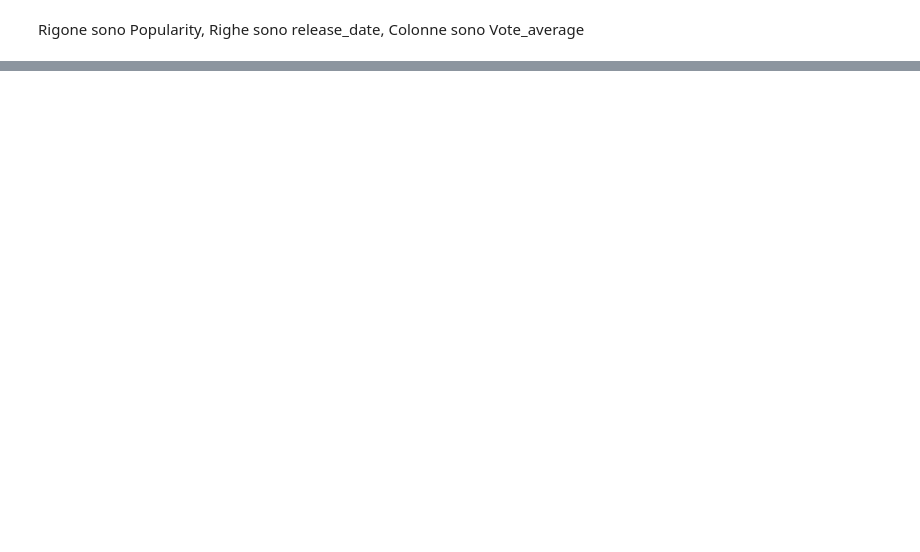
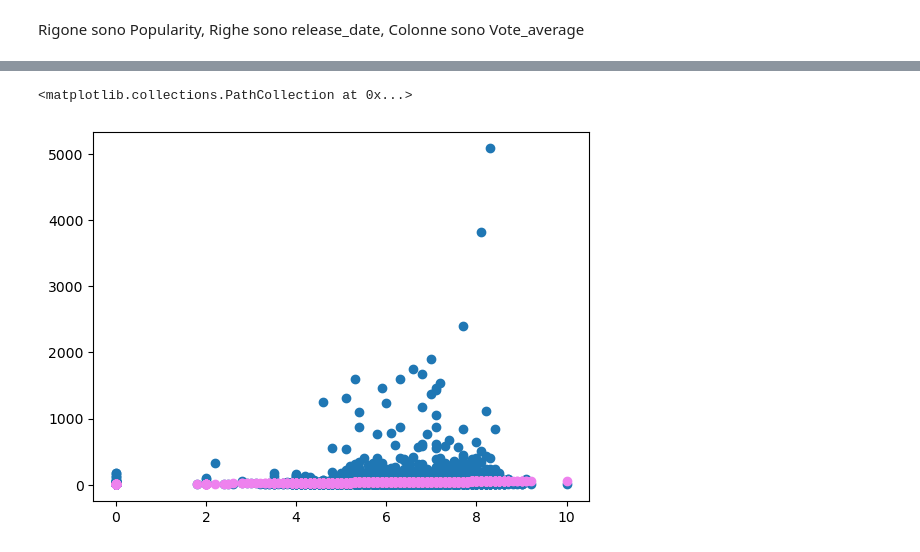
Before and after one commit to giampyhatesyou/Ids, a Jupyter notebook: pr.ipynb, the cells around one changed output, grey strips where cells are left out. Drawn from its saved outputs; the diff is of its cells as text; code cells hidden in the pictures; blank space fills up the shorter version.

```diff
--- a/pr.ipynb
+++ b/pr.ipynb
@@ -314,0 +432,12 @@ Rigone sono Popularity, Righe sono release_date, Colonne sono Vote_average
+# %%
+genre_mapping = {'Action': 1, 'Crime': 2, 'Thriller': 3, 'Animation': 4,
+                 'Horror': 5, 'Science Fiction': 6, 'Fantasy': 7, 'Romance': 8,
+                'Drama': 9, 'Western': 10, 'Family': 11, 'Comedy': 12,
+                 'Adventure': 13, 'Mystery': 14, 'TV Movie': 15,'Documentary': 16,
+                 'War': 17, 'Music': 18,'History': 19}
+
+# Map genre column to numerical values
+dataset['genre_encoded'] = dataset['Genre'].map(genre_mapping)
+
+correlation = dataset[['Popularity','genre_encoded']].corr()
+print(correlation)
@@ -314,0 +453,23 @@ Rigone sono Popularity, Righe sono release_date, Colonne sono Vote_average
+# %%
+from sklearn.model_selection import train_test_split
+
+# Definire le caratteristiche da usare
+features = ['Vote_Average']
+
+# Definire X e y
+X = dataset[features]
+y = dataset['Popularity']
+
+# Dividere il dataset in training e validation
+X_train, X_valid, y_train, y_valid = train_test_split(X, y,test_size=0.2)
+# %%
+from sklearn.linear_model import LinearRegression
+
+regressor = LinearRegression()
+reg = regressor.fit(X_train, y_train)
+y_pred = reg.coef_*X_train + reg.intercept_
+plt.scatter(X_train,y_train)
+plt.scatter(X_train,y_pred,color="violet")
+# %% [output]
+<matplotlib.collections.PathCollection at 0x...>
+[figure, added]
```
Also changed, not shown: parts of 32 cells of this notebook.
